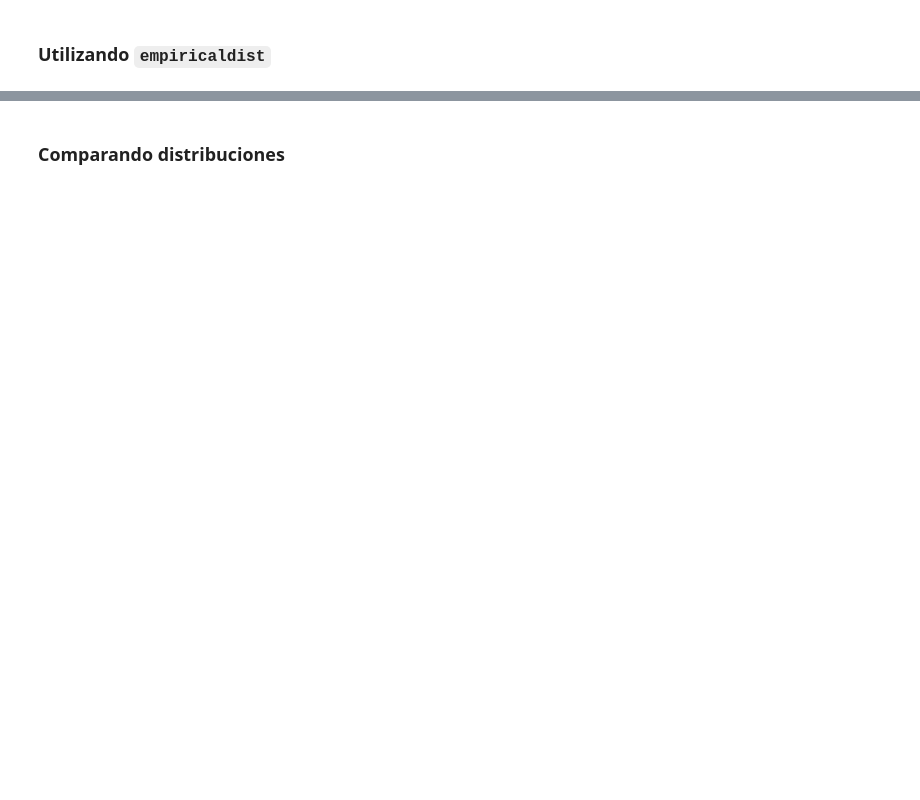
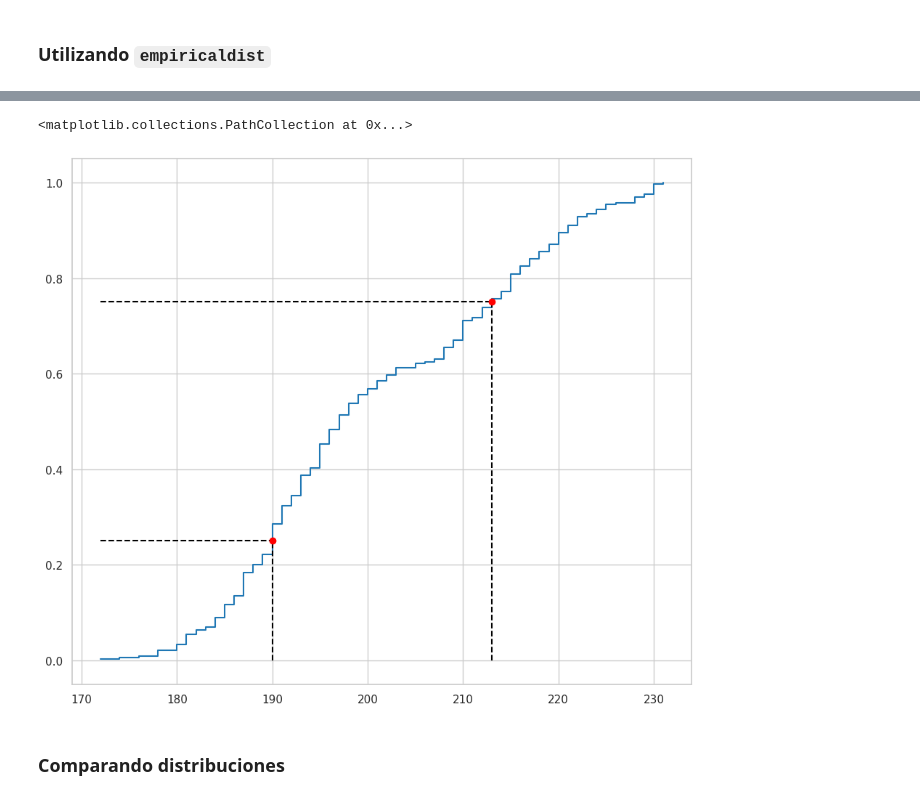
Before and after one commit to jariel17/curso-analisis-exploratorio-de-datos, a Jupyter notebook: 01-conociendo-nuestros-datos.ipynb, the cells around one changed output, grey strips where cells are left out. Drawn from its saved outputs; the diff is of its cells as text; code cells hidden in the pictures; blank space fills up the shorter version.

```diff
--- a/01-conociendo-nuestros-datos.ipynb
+++ b/01-conociendo-nuestros-datos.ipynb
@@ -883,2 +960,33 @@ La función de distribución de probabilidad devuelve la probabilidad de que una
+# %%
+cdf_flipper_length_mm.step ( )
+p_1 = 8.25 # Specify probability
+P_2 = 8.75
+ps = ( 0.25 , 0.75 ) # IQR
+qs = cdf_flipper_length_mm.inverse(ps)
+plt.vlines (
+    x = qs,
+    ymin = 0,
+    ymax=ps,
+    color='black',
+    linestyle='dashed'
+)
+
+plt.hlines(
+   y=ps,
+   xmin=pmf_flipper_length_mm.qs[0],
+   xmax=qs,
+   color='black',
+   linestyle='dashed'
+)
+
+plt.scatter(
+   x=qs,
+   y=ps,
+   color='red',
+   zorder=2
+)
+# %% [output]
+<matplotlib.collections.PathCollection at 0x...>
+[figure, added]
 # %% [markdown]
 ### Comparando distribuciones
```
Also changed, not shown: parts of 14 cells of this notebook.
